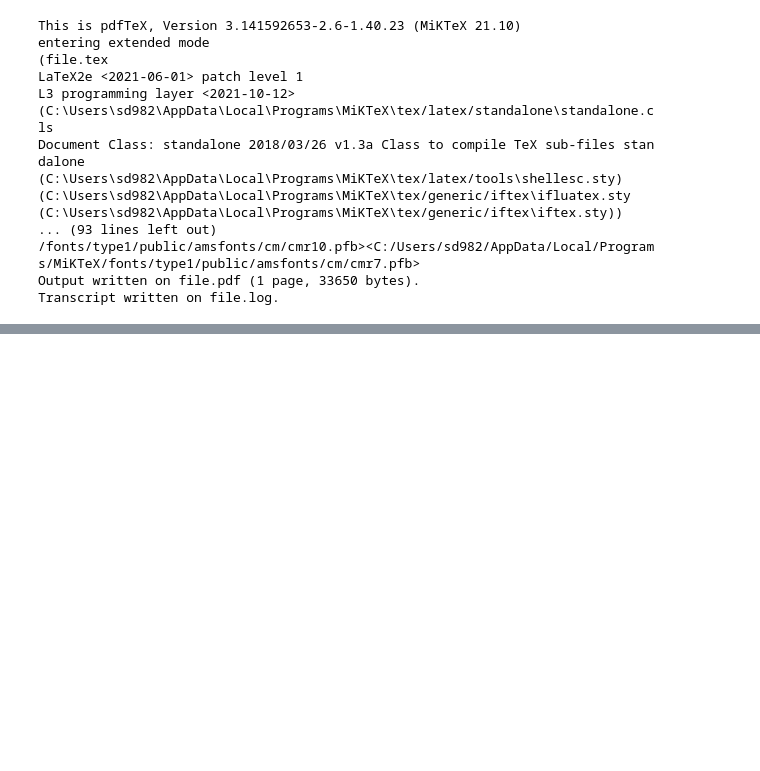
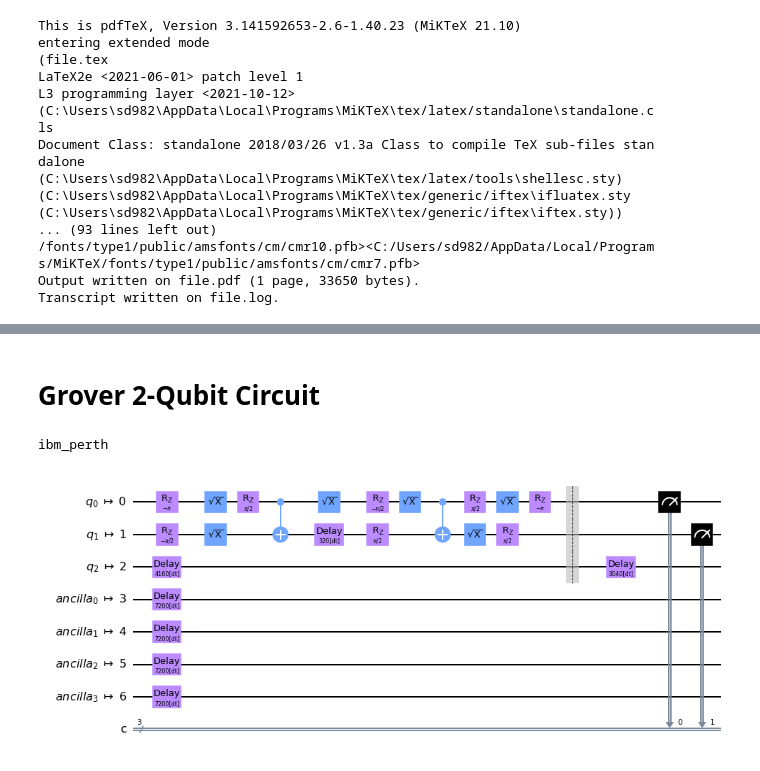
Before and after one commit to caslab-code/qc-antivirus, a Jupyter notebook: experiments/duration-analysis.ipynb, the cells around one changed output, grey strips where cells are left out. Drawn from its saved outputs; the diff is of its cells as text; code cells hidden in the pictures; blank space fills up the shorter version.

```diff
--- a/experiments/duration-analysis.ipynb
+++ b/experiments/duration-analysis.ipynb
@@ -255,0 +258,2 @@ schedule.draw()
+# %% [markdown]
+# Grover 2-Qubit Circuit
@@ -255,0 +296,14 @@ schedule.draw()
+# %%
+from qiskit import transpile, schedule as build_schedule
+
+ga = grovers_algorithm()
+
+backend = device[9]
+transpiled_ga = transpile(ga, backend, optimization_level=3, scheduling_method='alap')  # Undefined Hadamard is replaced by U1
+# schedule = build_schedule(transpiled_dj, backend)
+# schedule.draw()
+print(backend)
+transpiled_ga.draw('mpl')
+# %% [output]
+ibm_perth
+[figure, added]
```
Also changed, not shown: parts of 15 cells of this notebook, 32 other files.
